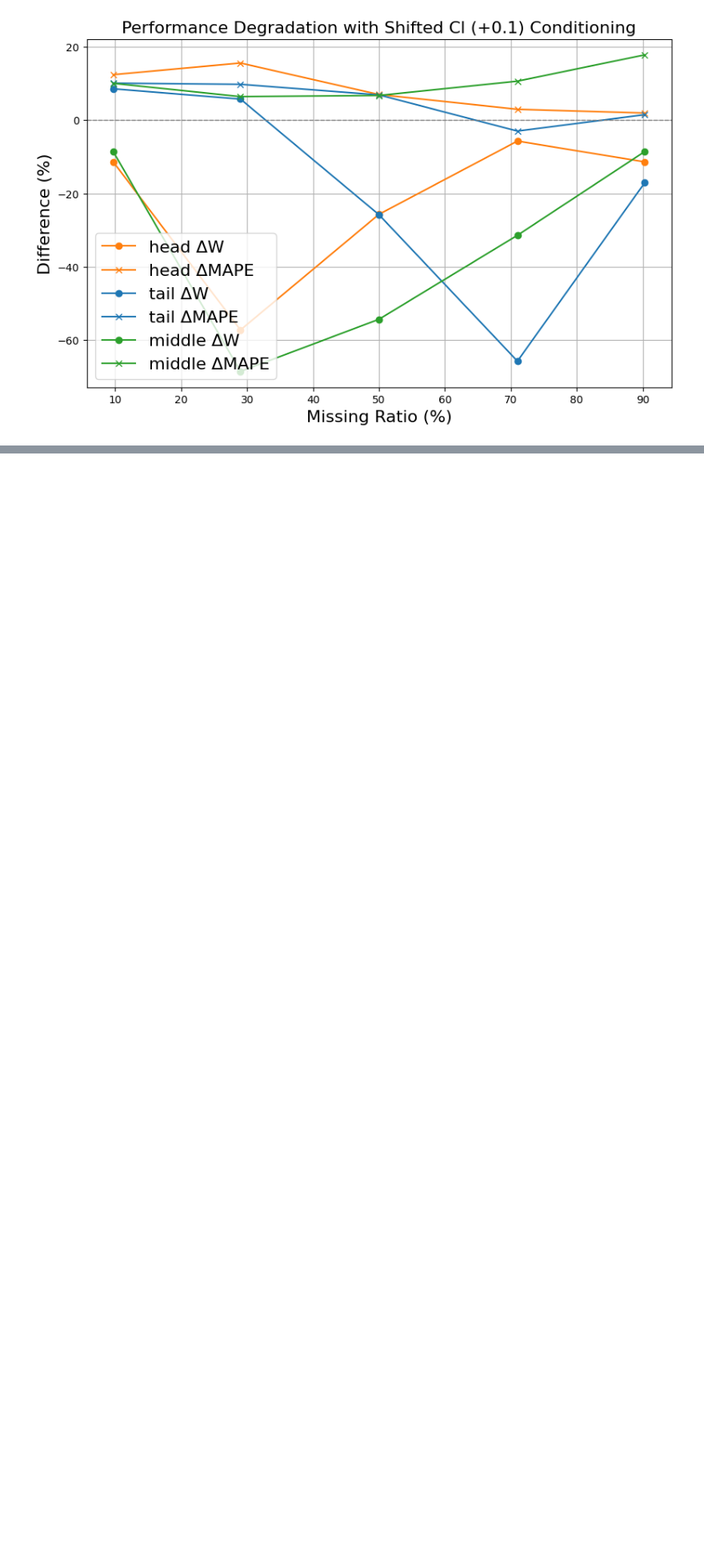
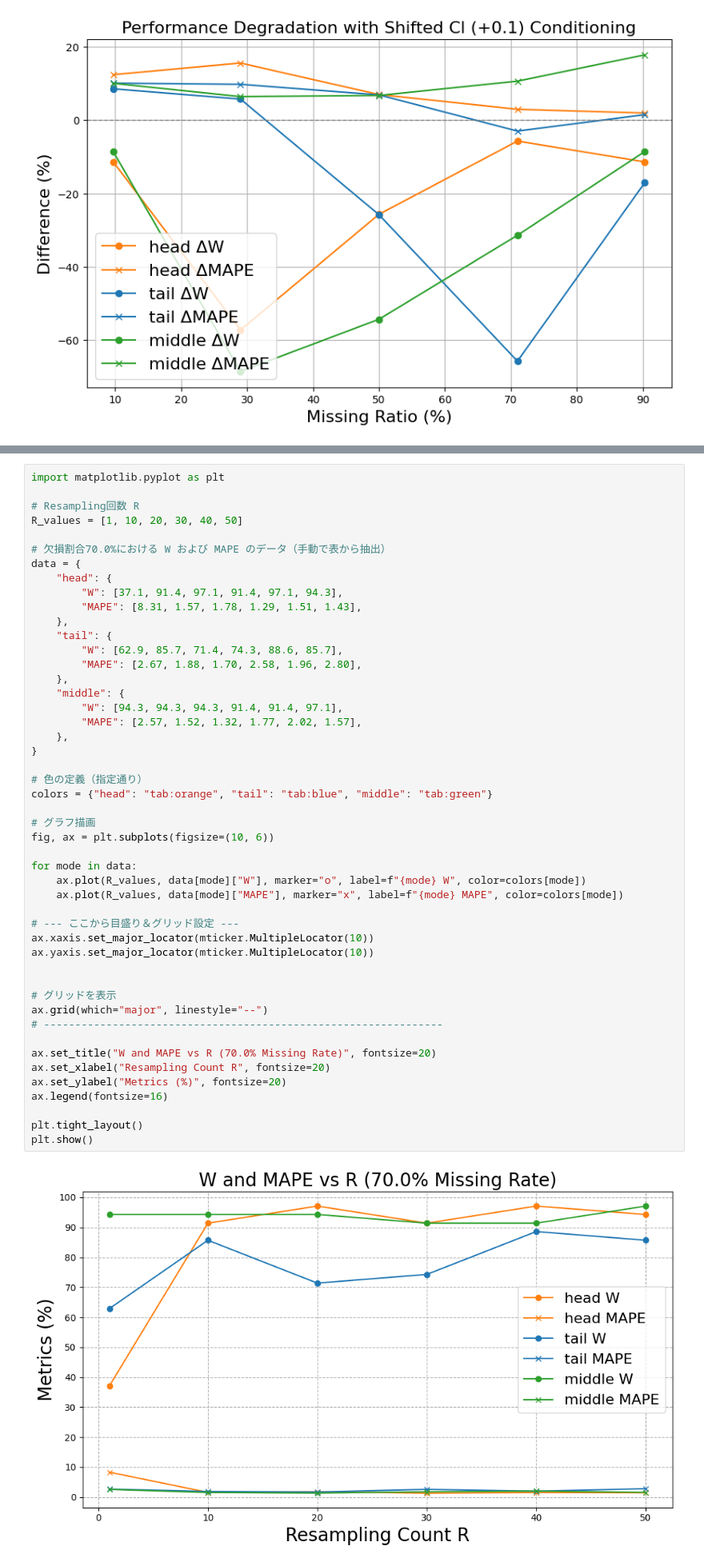
Before and after one commit to Yujin109/airfoil-completion, a Jupyter notebook: notebooks/999_sandbox.ipynb, the cells around one changed output, grey strips where cells are left out. Shown at 80% size. Cells and saved outputs as stored; diff of their text form; blank space fills up the shorter version.

```diff
--- a/notebooks/999_sandbox.ipynb
+++ b/notebooks/999_sandbox.ipynb
@@ -198,0 +248,50 @@ plt.show()
+# %%
+import matplotlib.pyplot as plt
+
+# Resampling回数 R
+R_values = [1, 10, 20, 30, 40, 50]
+
+# 欠損割合70.0%における W および MAPE のデータ（手動で表から抽出）
+data = {
+    "head": {
+        "W": [37.1, 91.4, 97.1, 91.4, 97.1, 94.3],
+        "MAPE": [8.31, 1.57, 1.78, 1.29, 1.51, 1.43],
+    },
+    "tail": {
+        "W": [62.9, 85.7, 71.4, 74.3, 88.6, 85.7],
+        "MAPE": [2.67, 1.88, 1.70, 2.58, 1.96, 2.80],
+    },
+    "middle": {
+        "W": [94.3, 94.3, 94.3, 91.4, 91.4, 97.1],
+        "MAPE": [2.57, 1.52, 1.32, 1.77, 2.02, 1.57],
+    },
+}
+
+# 色の定義（指定通り）
+colors = {"head": "tab:orange", "tail": "tab:blue", "middle": "tab:green"}
+
+# グラフ描画
+fig, ax = plt.subplots(figsize=(10, 6))
+
+for mode in data:
+    ax.plot(R_values, data[mode]["W"], marker="o", label=f"{mode} W", color=colors[mode])
+    ax.plot(R_values, data[mode]["MAPE"], marker="x", label=f"{mode} MAPE", color=colors[mode])
+
+# --- ここから目盛り＆グリッド設定 ---
+ax.xaxis.set_major_locator(mticker.MultipleLocator(10))
+ax.yaxis.set_major_locator(mticker.MultipleLocator(10))
+
+
+# グリッドを表示
+ax.grid(which="major", linestyle="--")
+# ----------------------------------------------------------------
+
+ax.set_title("W and MAPE vs R (70.0% Missing Rate)", fontsize=20)
+ax.set_xlabel("Resampling Count R", fontsize=20)
+ax.set_ylabel("Metrics (%)", fontsize=20)
+ax.legend(fontsize=16)
+
+plt.tight_layout()
+plt.show()
+# %% [output]
+[figure, added]
```
Also changed, not shown: parts of 4 cells of this notebook.
